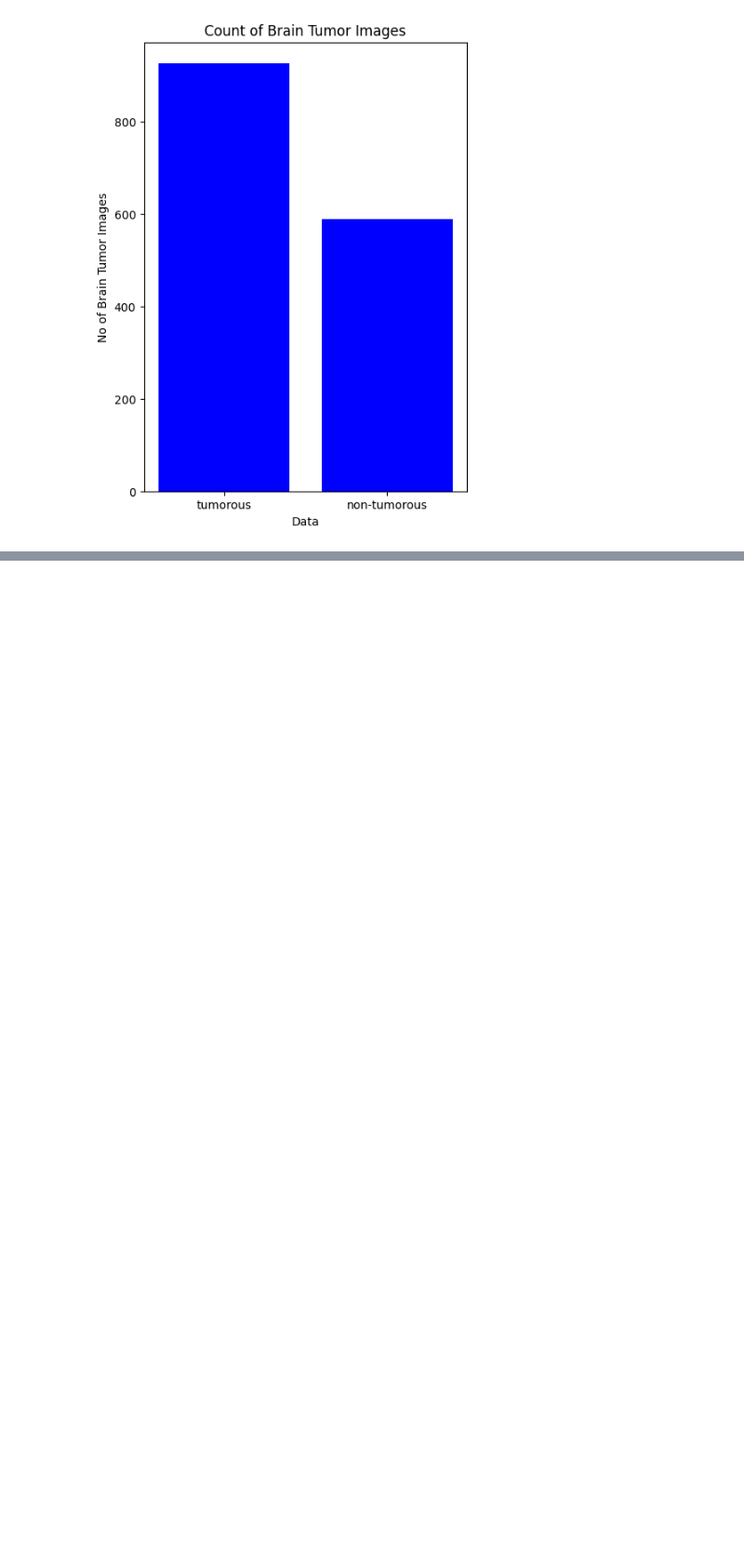
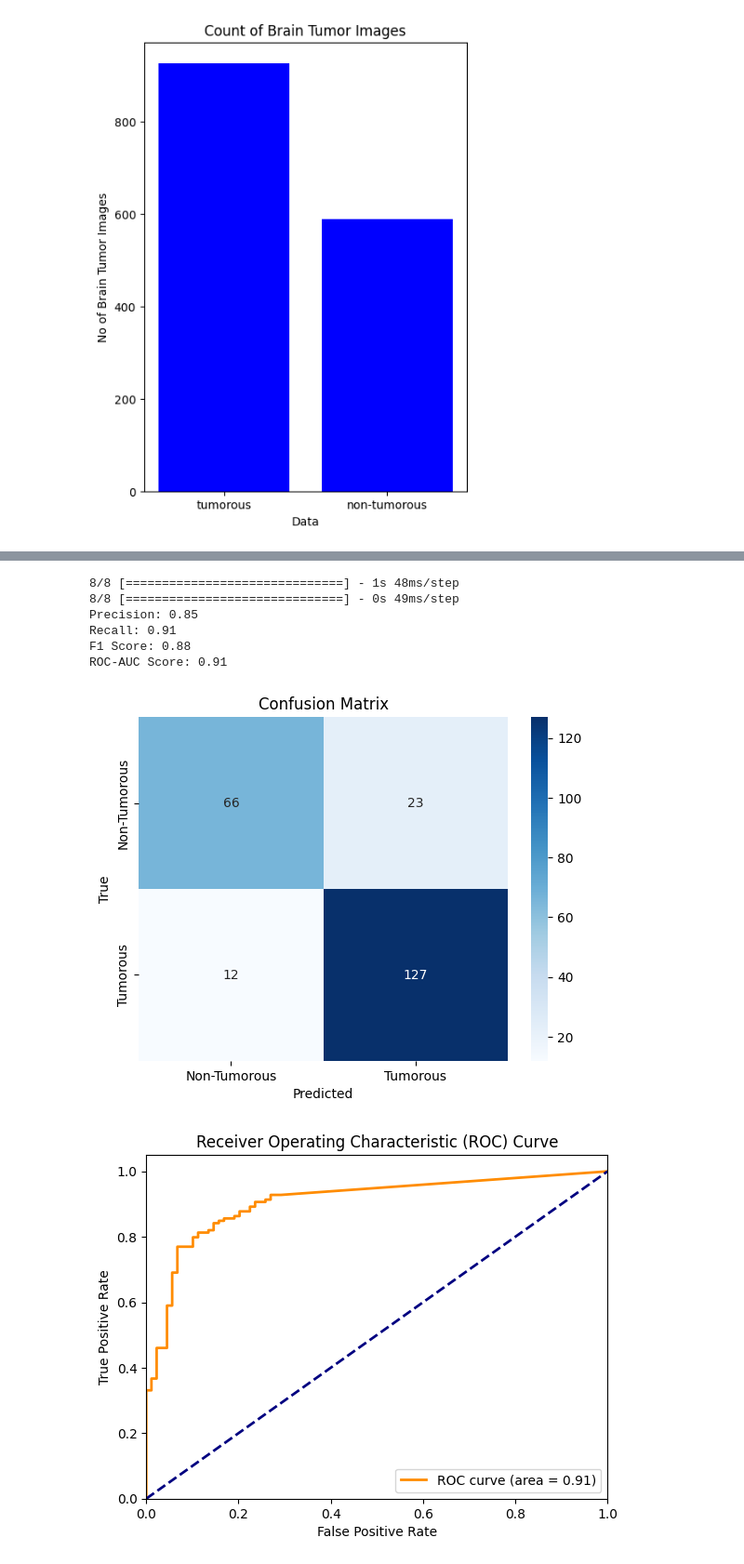
Before and after one commit to Duxst/Braindetectionmodel, a Jupyter notebook: TumorTrack.ipynb, the cells around one changed output, grey strips where cells are left out. Shown: that part at 93% size. Cells and saved outputs as stored; diff of their text form; code cells hidden in the pictures; blank space fills up the shorter version.

```diff
--- a/TumorTrack.ipynb
+++ b/TumorTrack.ipynb
@@ -517,0 +320,50 @@ Epoch 4/25
+# %%
+from sklearn.metrics import precision_score, recall_score, f1_score, roc_auc_score, confusion_matrix, roc_curve, auc
+import seaborn as sns
+
+# Make predictions
+y_pred = (best_model.predict(X_test) > 0.5).astype("int32")
+y_pred_proba = best_model.predict(X_test)
+
+# Calculate metrics
+precision = precision_score(y_test, y_pred)
+recall = recall_score(y_test, y_pred)
+f1 = f1_score(y_test, y_pred)
+roc_auc = roc_auc_score(y_test, y_pred_proba)
+
+print(f"Precision: {precision:.2f}")
+print(f"Recall: {recall:.2f}")
+print(f"F1 Score: {f1:.2f}")
+print(f"ROC-AUC Score: {roc_auc:.2f}")
+
+# Confusion Matrix
+cm = confusion_matrix(y_test, y_pred)
+sns.heatmap(cm, annot=True, fmt='d', cmap='Blues', xticklabels=['Non-Tumorous', 'Tumorous'], yticklabels=['Non-Tumorous', 'Tumorous'])
+plt.xlabel('Predicted')
+plt.ylabel('True')
+plt.title('Confusion Matrix')
+plt.show()
+
+# ROC Curve
+fpr, tpr, _ = roc_curve(y_test, y_pred_proba)
+roc_auc = auc(fpr, tpr)
+
+plt.figure()
+plt.plot(fpr, tpr, color='darkorange', lw=2, label=f'ROC curve (area = {roc_auc:.2f})')
+plt.plot([0, 1], [0, 1], color='navy', lw=2, linestyle='--')
+plt.xlim([0.0, 1.0])
+plt.ylim([0.0, 1.05])
+plt.xlabel('False Positive Rate')
+plt.ylabel('True Positive Rate')
+plt.title('Receiver Operating Characteristic (ROC) Curve')
+plt.legend(loc="lower right")
+plt.show()
+# %% [output]
+8/8 [==============================] - 1s 48ms/step
+8/8 [==============================] - 0s 49ms/step
+Precision: 0.85
+Recall: 0.91
+F1 Score: 0.88
+ROC-AUC Score: 0.91
+[figure, added]
+[figure, added]
```
Also changed, not shown: parts of 14 cells of this notebook.
